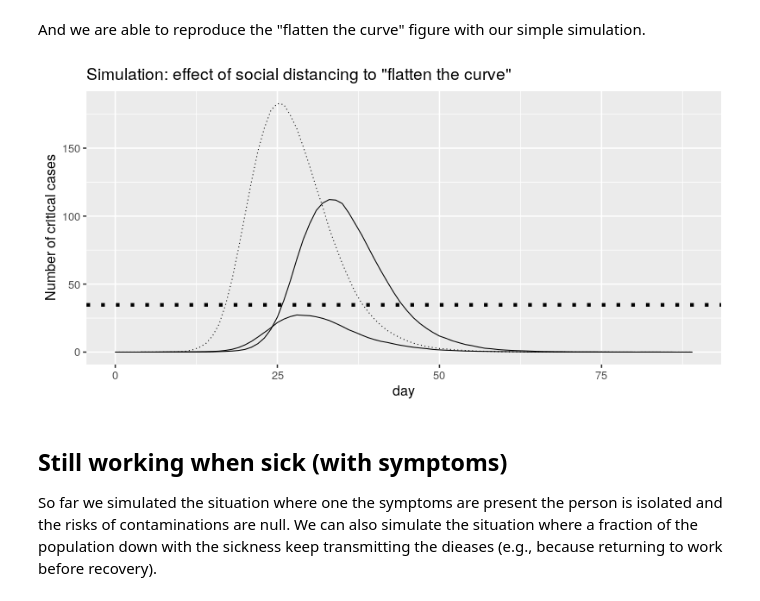
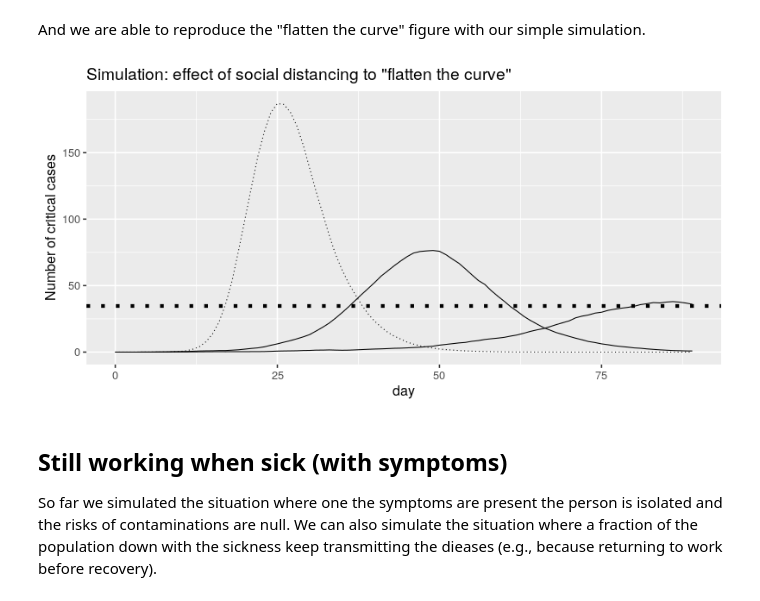
Before and after one commit to lgautier/rhinoceros, a Jupyter notebook: flat curver.ipynb, the cells around one changed output. Drawn from its saved outputs; the diff is of its cells as text; code cells hidden in the pictures.

```diff
--- a/flat curver.ipynb
+++ b/flat curver.ipynb
@@ -175,0 +229,11 @@ like rolling a 30-sided dice for every connection and rolling a 1 mean a contami
+# %%
+contagiousness = 1/30
+# 3 months (3 times 30 days) should enough for our incubation and sickness durations, and the
+# kind of network we are considering.
+duration_of_simulation = 20
+no_intervention = Monitor()
+for day in range(duration_of_simulation):
+    no_intervention.record(day, toy_city)
+    simulate_day_sick_home(toy_city, contagiousness)
+    if day % 5 == 0:
+        display(toy_city)
@@ -187,7 +256,7 @@ for day in range(duration_of_simulation):
 # %%
 def build_dataframe(monitor):
     what = (
-        'uncontaminated',
+        'susceptible',
         'incubating',
         'sick',
     )
@@ -241,7 +310,7 @@ def connections_to_cancel(city, max_size, min_connections=5):
     for person, n_connections in iter(city.network.degree):
         if n_connections >= max_size:
             for i, neighbor in enumerate(city.network.neighbors(person)):
-                if i > min_connections:
+                if (n_connections - i) <= min_connections:
                     break
                 cancelled_connections.append((person, neighbor))
     return cancelled_connections
@@ -266,5 +348,5 @@ Let's simulate for `max_size` equal to 10 (yes, that's quite extreme).
 # %%
-max_size = 20
+max_size = 50
 cancelled_events = simulate_cancelled_events(city, max_size, simulate_day_sick_home)
 # %% [markdown]
 There is an effect, and we can see that the peak (highest number of cases at any point in time) is lower, delayed, and with the number of sickness distributed over a longer period of time. So social distancing can give previous additional time for society to prepare.
@@ -320,19 +402,19 @@ And we are able to reproduce the "flatten the curve" figure with our simple simu
 # %%
 p = (gp.ggplot(dataf_no_intervention.filter('what == "sick"')) +
      gp.geom_hline(yintercept= BPC * n_pop, lty=3, lwd=2) +
      gp.geom_line(gp.aes_string(x='day', y='count * %f' % critical_sickness),
                   lty=3) +
      gp.geom_line(gp.aes_string(x='day', y='count * %f' % critical_sickness,
                                 group='max_size'),
                   data=dataf_distancing.filter('what == "sick"',
-                                        'max_size %in% c(5, 10)')) +
+                                        'max_size %in% c(50, 75)')) +
      gp.scale_y_continuous('Number of critical cases') +
      gp.theme_grey(base_size=16) +
      gp.ggtitle('Simulation: effect of social distancing to "flatten the curve"')
 )
 image_png(p)
 # %% [output]
-[figure, old version]
+[figure, new version]
 # %% [markdown]
 ## Still working when sick (with symptoms)
 
```
Also changed, not shown: parts of 26 cells of this notebook, 1 other file.
